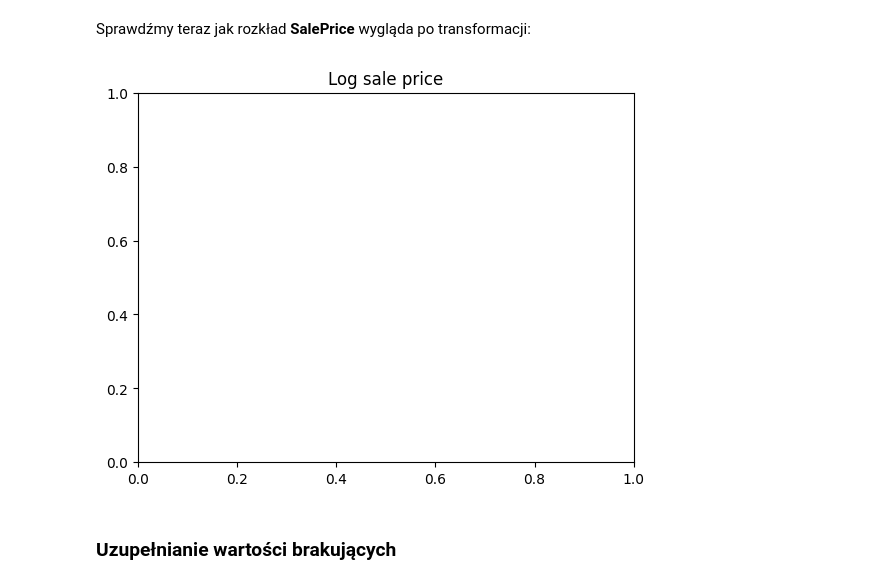
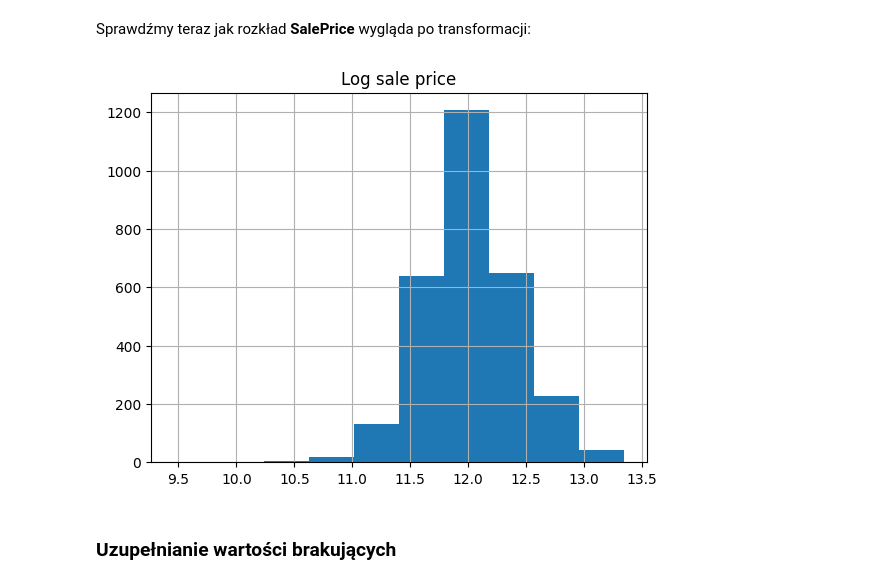
Before and after one commit to matzayonc/sztuczna-inteligencja, a Jupyter notebook: lab1/lab_1.ipynb, the cells around one changed output. Cells and saved outputs as stored; diff of their text form; code cells hidden in the pictures.

```diff
--- a/lab1/lab_1.ipynb
+++ b/lab1/lab_1.ipynb
@@ -233,4 +233,4 @@ Dodatkowa korzyść z takiej transformacji jest taka, że regresja liniowa przew
 Przekształć zmienną **SalePrice** za pomocą funkcji logarytmicznej `np.log1p`.
 # %%
 # apply log transform
-df["SalePrice"].map(np.log1p).hist()
+df["SalePrice"] = df["SalePrice"].map(np.log1p)
@@ -240,11 +237,11 @@ df["SalePrice"].map(np.log1p).hist()
 # %% [markdown]
 Sprawdźmy teraz jak rozkład **SalePrice** wygląda po transformacji:
 # %%
-# pd.Series(np.log(df["SalePrice"])).hist()
+pd.Series(df["SalePrice"]).hist()
 plt.title("Log sale price")
 plt.show()
 # %% [output]
-[figure, old version]
+[figure, new version]
 # %% [markdown]
 ### Uzupełnianie wartości brakujących
 # %% [markdown]
```
Also changed, not shown: parts of 25 cells of this notebook.
